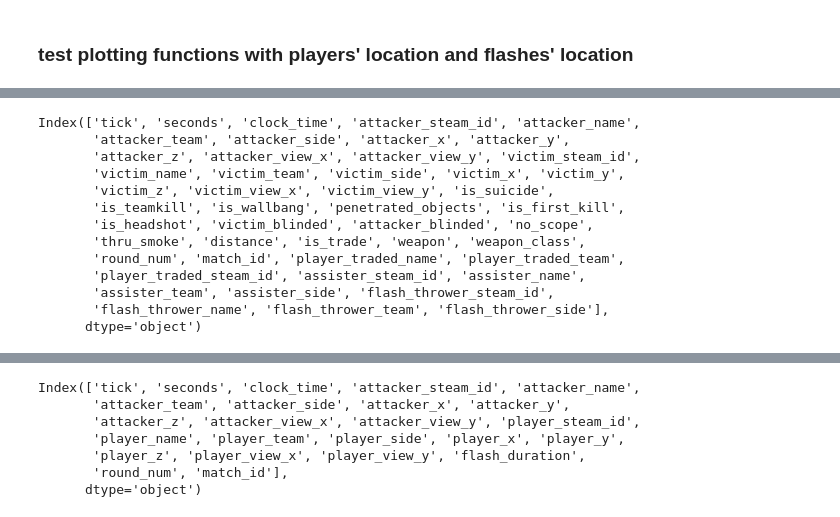
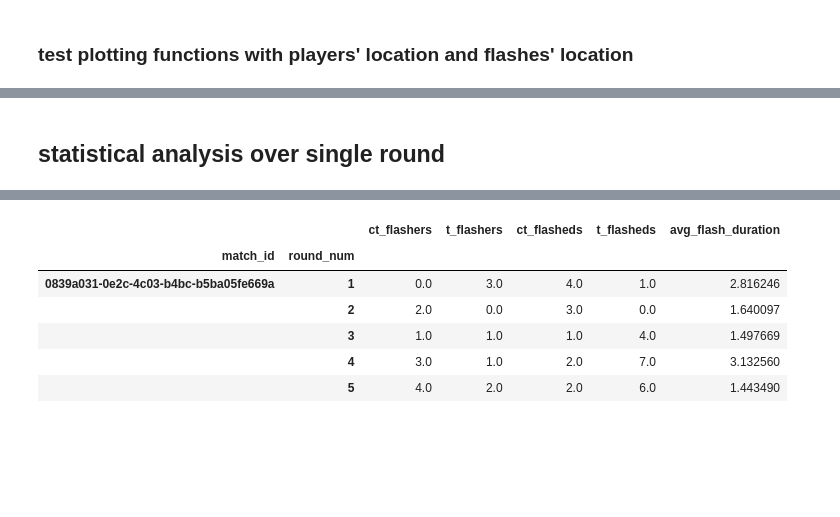
Before and after one commit to khemingkapat/csgo_model, a Jupyter notebook: main.ipynb, the cells around one changed output, grey strips where cells are left out. Drawn from its saved outputs; the diff is of its cells as text; code cells hidden in the pictures; blank space fills up the shorter version.

```diff
--- a/main.ipynb
+++ b/main.ipynb
@@ -28,6 +29,4 @@ warnings.filterwarnings("ignore", category=pd.errors.PerformanceWarning)
 image_dim = 1024
 # %%
 with open(".awpy/maps/map-data.json", "r") as f:
-    map_data_all = json.load(f)
-
-print(type(map_data_all))
+    all_map_data = json.load(f)
@@ -247,19 +383,5 @@ plt.show()
-# %%
-kills_df.columns
-# %% [output]
-Index(['tick', 'seconds', 'clock_time', 'attacker_steam_id', 'attacker_name',
-       'attacker_team', 'attacker_side', 'attacker_x', 'attacker_y',
-       'attacker_z', 'attacker_view_x', 'attacker_view_y', 'victim_steam_id',
-       'victim_name', 'victim_team', 'victim_side', 'victim_x', 'victim_y',
-       'victim_z', 'victim_view_x', 'victim_view_y', 'is_suicide',
-       'is_teamkill', 'is_wallbang', 'penetrated_objects', 'is_first_kill',
-       'is_headshot', 'victim_blinded', 'attacker_blinded', 'no_scope',
-       'thru_smoke', 'distance', 'is_trade', 'weapon', 'weapon_class',
-       'round_num', 'match_id', 'player_traded_name', 'player_traded_team',
-       'player_traded_steam_id', 'assister_steam_id', 'assister_name',
-       'assister_team', 'assister_side', 'flash_thrower_steam_id',
-       'flash_thrower_name', 'flash_thrower_team', 'flash_thrower_side'],
-      dtype='object')
+# %% [markdown]
+## statistical analysis over single round
 # %%
 round_kills = kills_df\
 .groupby(["match_id","round_num"]).agg(
@@ -281,28 +406,29 @@ idx_r_df.head(5)
 |  | 3 | 21424 | T | TargetBombed | 1300 | Semi Eco | ... |
 |  | 4 | 46594 | CT | TargetSaved | 26050 | Full Buy | ... |
 |  | 5 | 13771 | CT | CTWin | 17350 | Semi Buy | ... |
-# %%
-flashes_df.columns
-# %% [output]
-Index(['tick', 'seconds', 'clock_time', 'attacker_steam_id', 'attacker_name',
-       'attacker_team', 'attacker_side', 'attacker_x', 'attacker_y',
-       'attacker_z', 'attacker_view_x', 'attacker_view_y', 'player_steam_id',
-       'player_name', 'player_team', 'player_side', 'player_x', 'player_y',
-       'player_z', 'player_view_x', 'player_view_y', 'flash_duration',
-       'round_num', 'match_id'],
-      dtype='object')
 # %%
-def count_sides(df,col,side,status_list):
-    curr_df = df.loc[col.index.unique()[0]]
-    count = curr_df[curr_df["side"]==side]["status"].isin(status_list).sum()
-    # return count
-    return count if count is not None else -120
-all_tf_f = transform_flash(flashes_df).set_index(["match_id","round_num"])
-
+all_tf_f = transform_actions(idx_f_df,
+                 ["attacker","player"],
+                 {"player" : ["flash_duration",]},
+                 {"attacker" : "flasher","player" : "flashee"},
+                  check_dup_without_cols=["status","flash_duration","attacker_side","player_side"],
+                  assign_dup={"status":"both"},
+                 common_extra_cols = ["tick"],
+                 )
 round_flashes = all_tf_f.groupby(['match_id', 'round_num']).agg(
-    ct_flashers=('side', lambda x : count_sides(all_tf_f,x,"CT",["flasher","both"])),
-    t_flashers=('side', lambda x : count_sides(all_tf_f,x,"T",["flasher","both"])),
-    ct_flasheds=('side', lambda x : count_sides(all_tf_f,x,"CT",["flashed","both"])),
-    t_flasheds=('side', lambda x : count_sides(all_tf_f,x,"T",["flashed","both"])),
+    ct_flashers=('attacker_side', lambda x : (x == "CT").sum()),
+    t_flashers=('attacker_side', lambda x : (x == "T").sum()),
+    ct_flasheds=('player_side', lambda x : (x == "CT").sum()),
+    t_flasheds=('player_side', lambda x : (x == "T").sum()),
     avg_flash_duration=("flash_duration","mean")
 ).dropna(how="all")
+
+round_flashes.head(5)
+# %% [output]
+|  |  | ct_flashers | t_flashers | ct_flasheds | t_flasheds | avg_flash_duration |
+| match_id | round_num |  |  |  |  |  |
+| 0839a031-0e2c-4c03-b4bc-b5ba05fe669a | 1 | 0.0 | 3.0 | 4.0 | 1.0 | 2.816246 |
+|  | 2 | 2.0 | 0.0 | 3.0 | 0.0 | 1.640097 |
+|  | 3 | 1.0 | 1.0 | 1.0 | 4.0 | 1.497669 |
+|  | 4 | 3.0 | 1.0 | 2.0 | 7.0 | 3.132560 |
+|  | 5 | 4.0 | 2.0 | 2.0 | 6.0 | 1.443490 |
```
Also changed, not shown: parts of 21 cells of this notebook.
